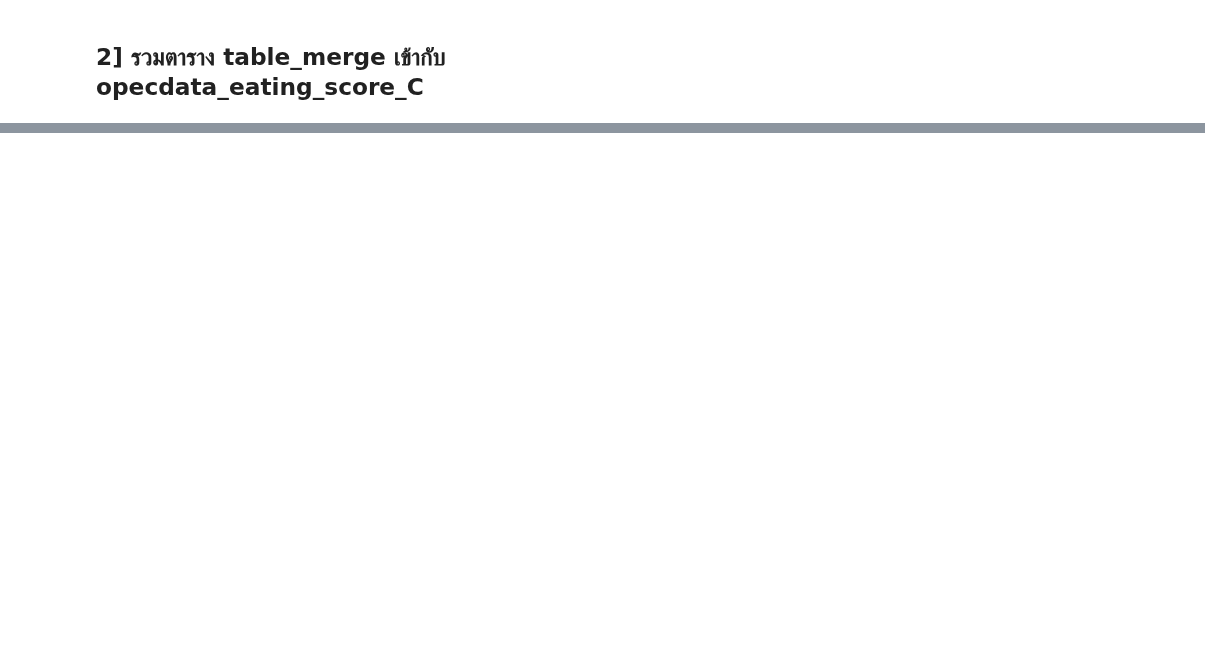
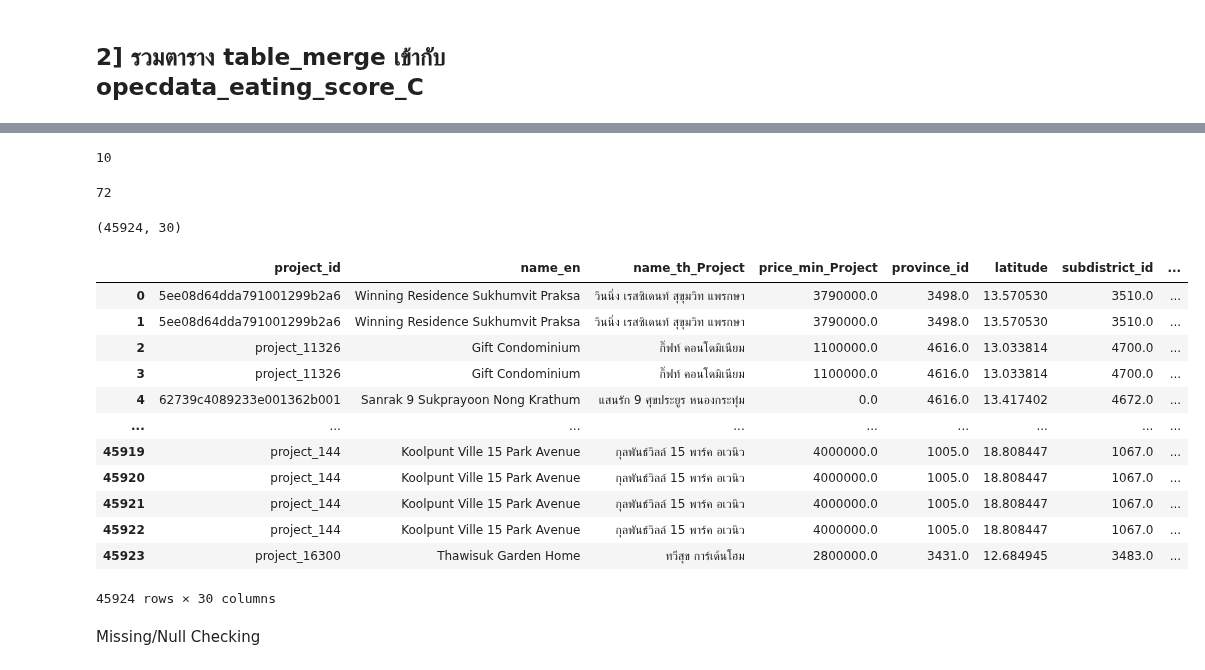
Before and after one commit to TungSoPon/BasicProg_DataViz65, a Jupyter notebook: Project.ipynb, the cells around one changed output, grey strips where cells are left out. Saved outputs shown, nothing was run; the diff lists cells and outputs as text; code cells hidden in the pictures; blank space fills up the shorter version.

```diff
--- a/Project.ipynb
+++ b/Project.ipynb
@@ -643,5 +735,4 @@ opendata_project_C.head(3)
 # %%
-#opecdata_eating_score_C = opecdata_eating_score_C[['subdistrict_id','subdistrict_name_en', 'subdistrict_name_th','province_id', 'eating_daytime',
- #      'district_name_en', 'district_name_th','eating_daytime_price', 'eating_daytime_quality','eating_daytime_variety', 'eating_nighttime',
-  #     'province_name_en', 'province_name_th','eating_nighttime_price', 'eating_nighttime_quality', 'eating_nighttime_variety']]
-#opecdata_eating_score_C
+opecdata_eating_score_C = opecdata_eating_score_C[['subdistrict_id','eating_daytime','eating_daytime_price','district_id','province_id', 'eating_daytime_quality','eating_daytime_variety', 'eating_nighttime',
+       'eating_nighttime_price', 'eating_nighttime_quality', 'eating_nighttime_variety']]
+opecdata_eating_score_C
@@ -648,7 +753,31 @@ opendata_project_C.head(3)
 # %%
-#len(set(opecdata_eating_score_C['province_id']))
+len(set(opecdata_eating_score_C['province_id']))
+# %% [output]
+10
 # %%
-#len(set(table_merge['province_id']))
+len(set(table_merge['province_id']))
+# %% [output]
+72
 # %%
-#table_merge2 = table_merge.merge(opecdata_eating_score_C, how ='left', left_on=['subdistrict_id','district_id','province_id',], right_on=['subdistrict_id','district_id','province_id',])
-#print(table_merge2.shape)
+table_merge2 = table_merge.merge(opecdata_eating_score_C, how ='left', left_on=['subdistrict_id','district_id','province_id'], right_on=['subdistrict_id','district_id','province_id'])
+print(table_merge2.shape)
+# %% [output]
+(45924, 30)
+# %%
+table_merge2
+# %% [output]
+|  | project_id | name_en | name_th_Project | price_min_Project | province_id | latitude | subdistrict_id | ... |
+| 0 | 5ee08d64dda791001299b2a6 | Winning Residence Sukhumvit Praksa | วินนิ่ง เรสซิเดนท์ สุขุมวิท แพรกษา | 3790000.0 | 3498.0 | 13.570530 | 3510.0 | ... |
+| 1 | 5ee08d64dda791001299b2a6 | Winning Residence Sukhumvit Praksa | วินนิ่ง เรสซิเดนท์ สุขุมวิท แพรกษา | 3790000.0 | 3498.0 | 13.570530 | 3510.0 | ... |
+| 2 | project_11326 | Gift Condominium | กิ๊ฟท์ คอนโดมิเนียม | 1100000.0 | 4616.0 | 13.033814 | 4700.0 | ... |
+| 3 | project_11326 | Gift Condominium | กิ๊ฟท์ คอนโดมิเนียม | 1100000.0 | 4616.0 | 13.033814 | 4700.0 | ... |
+| 4 | 62739c4089233e001362b001 | Sanrak 9 Sukprayoon Nong Krathum | แสนรัก 9 ศุขประยูร หนองกระทุ่ม | 0.0 | 4616.0 | 13.417402 | 4672.0 | ... |
+| ... | ... | ... | ... | ... | ... | ... | ... | ... |
+| 45919 | project_144 | Koolpunt Ville 15 Park Avenue | กุลพันธ์วิลล์ 15 พาร์ค อเวนิว | 4000000.0 | 1005.0 | 18.808447 | 1067.0 | ... |
+| 45920 | project_144 | Koolpunt Ville 15 Park Avenue | กุลพันธ์วิลล์ 15 พาร์ค อเวนิว | 4000000.0 | 1005.0 | 18.808447 | 1067.0 | ... |
+| 45921 | project_144 | Koolpunt Ville 15 Park Avenue | กุลพันธ์วิลล์ 15 พาร์ค อเวนิว | 4000000.0 | 1005.0 | 18.808447 | 1067.0 | ... |
+| 45922 | project_144 | Koolpunt Ville 15 Park Avenue | กุลพันธ์วิลล์ 15 พาร์ค อเวนิว | 4000000.0 | 1005.0 | 18.808447 | 1067.0 | ... |
+| 45923 | project_16300 | Thawisuk Garden Home | ทวีสุข การ์เด้นโฮม | 2800000.0 | 3431.0 | 12.684945 | 3483.0 | ... |
+45924 rows × 30 columns
+# %% [markdown]
+Missing/Null Checking
```
Also changed, not shown: parts of 23 cells of this notebook.
